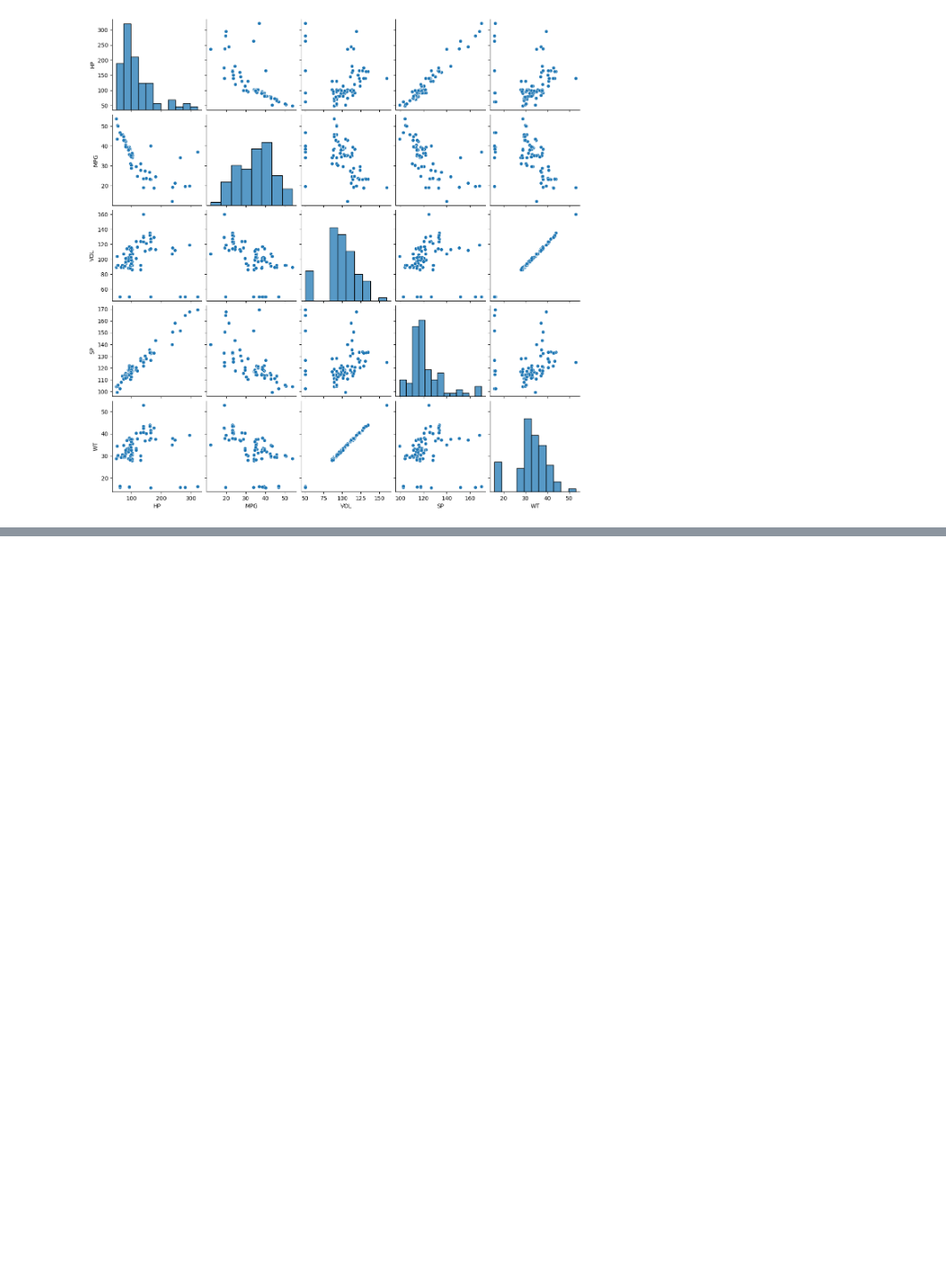
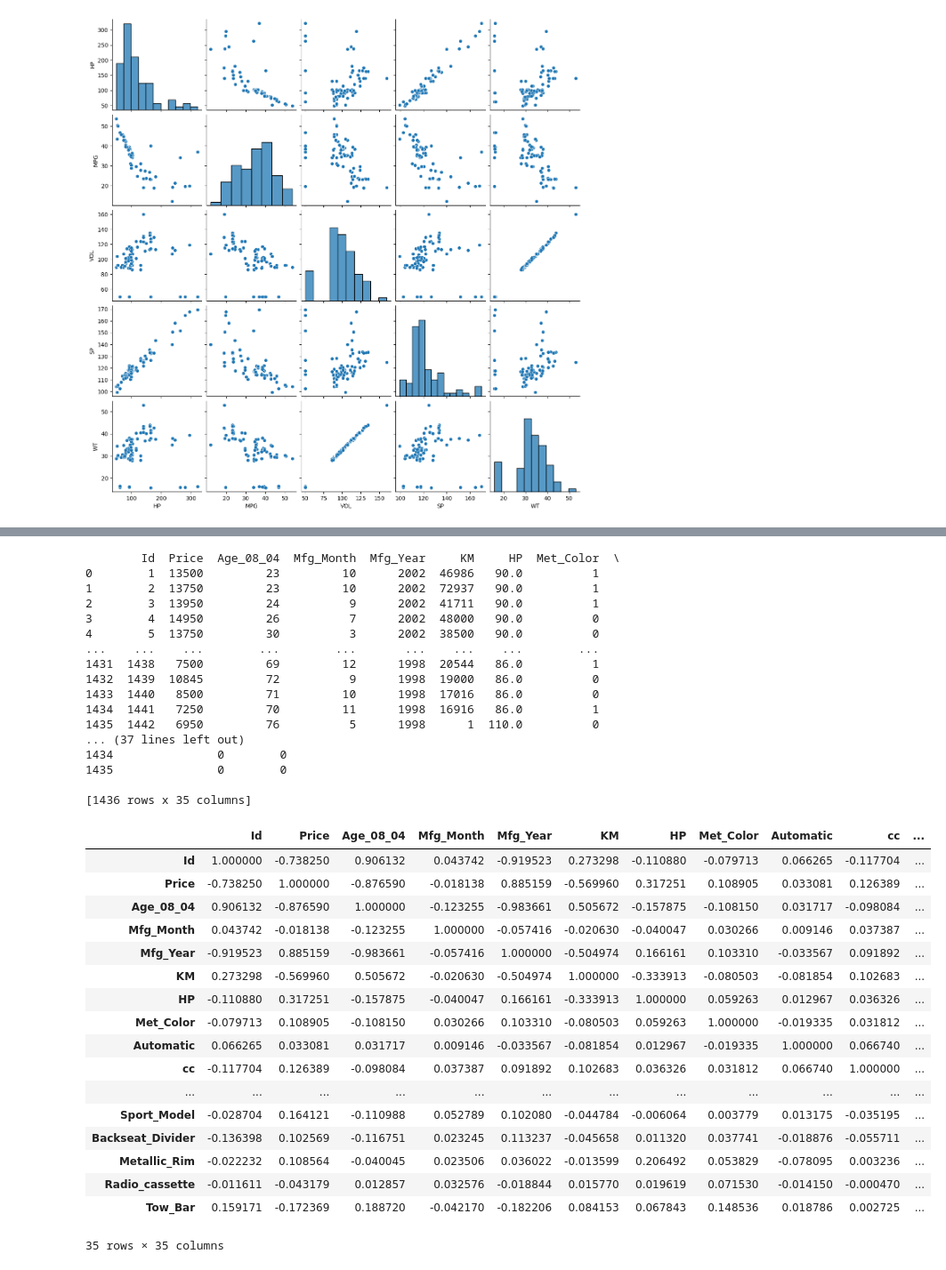
Before and after one commit to madhan2707/ML-with-flask, a Jupyter notebook: ad.ipynb, the cells around one changed output, grey strips where cells are left out. Shown at 89% size. Drawn from its saved outputs; the diff is of its cells as text; code cells hidden in the pictures; blank space fills up the shorter version.

```diff
--- a/ad.ipynb
+++ b/ad.ipynb
@@ -619,0 +688,39 @@ plt.show()
+# %%
+print(df_new)
+df_new.corr()
+# %% [output]
+        Id  Price  Age_08_04  Mfg_Month  Mfg_Year     KM     HP  Met_Color  \
+0        1  13500         23         10      2002  46986   90.0          1
+1        2  13750         23         10      2002  72937   90.0          1
+2        3  13950         24          9      2002  41711   90.0          1
+3        4  14950         26          7      2002  48000   90.0          0
+4        5  13750         30          3      2002  38500   90.0          0
+...    ...    ...        ...        ...       ...    ...    ...        ...
+1431  1438   7500         69         12      1998  20544   86.0          1
+1432  1439  10845         72          9      1998  19000   86.0          0
+1433  1440   8500         71         10      1998  17016   86.0          0
+1434  1441   7250         70         11      1998  16916   86.0          1
+1435  1442   6950         76          5      1998      1  110.0          0
+... (37 lines left out)
+1434               0        0
+1435               0        0
+
+[1436 rows x 35 columns]
+|  | Id | Price | Age_08_04 | Mfg_Month | Mfg_Year | KM | HP | Met_Color | Automatic | cc | ... |
+| Id | 1.000000 | -0.738250 | 0.906132 | 0.043742 | -0.919523 | 0.273298 | -0.110880 | -0.079713 | 0.066265 | -0.117704 | ... |
+| Price | -0.738250 | 1.000000 | -0.876590 | -0.018138 | 0.885159 | -0.569960 | 0.317251 | 0.108905 | 0.033081 | 0.126389 | ... |
+| Age_08_04 | 0.906132 | -0.876590 | 1.000000 | -0.123255 | -0.983661 | 0.505672 | -0.157875 | -0.108150 | 0.031717 | -0.098084 | ... |
+| Mfg_Month | 0.043742 | -0.018138 | -0.123255 | 1.000000 | -0.057416 | -0.020630 | -0.040047 | 0.030266 | 0.009146 | 0.037387 | ... |
+| Mfg_Year | -0.919523 | 0.885159 | -0.983661 | -0.057416 | 1.000000 | -0.504974 | 0.166161 | 0.103310 | -0.033567 | 0.091892 | ... |
+| KM | 0.273298 | -0.569960 | 0.505672 | -0.020630 | -0.504974 | 1.000000 | -0.333913 | -0.080503 | -0.081854 | 0.102683 | ... |
+| HP | -0.110880 | 0.317251 | -0.157875 | -0.040047 | 0.166161 | -0.333913 | 1.000000 | 0.059263 | 0.012967 | 0.036326 | ... |
+| Met_Color | -0.079713 | 0.108905 | -0.108150 | 0.030266 | 0.103310 | -0.080503 | 0.059263 | 1.000000 | -0.019335 | 0.031812 | ... |
+| Automatic | 0.066265 | 0.033081 | 0.031717 | 0.009146 | -0.033567 | -0.081854 | 0.012967 | -0.019335 | 1.000000 | 0.066740 | ... |
+| cc | -0.117704 | 0.126389 | -0.098084 | 0.037387 | 0.091892 | 0.102683 | 0.036326 | 0.031812 | 0.066740 | 1.000000 | ... |
+| ... | ... | ... | ... | ... | ... | ... | ... | ... | ... | ... | ... |
+| Sport_Model | -0.028704 | 0.164121 | -0.110988 | 0.052789 | 0.102080 | -0.044784 | -0.006064 | 0.003779 | 0.013175 | -0.035195 | ... |
+| Backseat_Divider | -0.136398 | 0.102569 | -0.116751 | 0.023245 | 0.113237 | -0.045658 | 0.011320 | 0.037741 | -0.018876 | -0.055711 | ... |
+| Metallic_Rim | -0.022232 | 0.108564 | -0.040045 | 0.023506 | 0.036022 | -0.013599 | 0.206492 | 0.053829 | -0.078095 | 0.003236 | ... |
+| Radio_cassette | -0.011611 | -0.043179 | 0.012857 | 0.032576 | -0.018844 | 0.015770 | 0.019619 | 0.071530 | -0.014150 | -0.000470 | ... |
+| Tow_Bar | 0.159171 | -0.172369 | 0.188720 | -0.042170 | -0.182206 | 0.084153 | 0.067843 | 0.148536 | 0.018786 | 0.002725 | ... |
+35 rows × 35 columns
```
Also changed, not shown: parts of 10 cells of this notebook.
